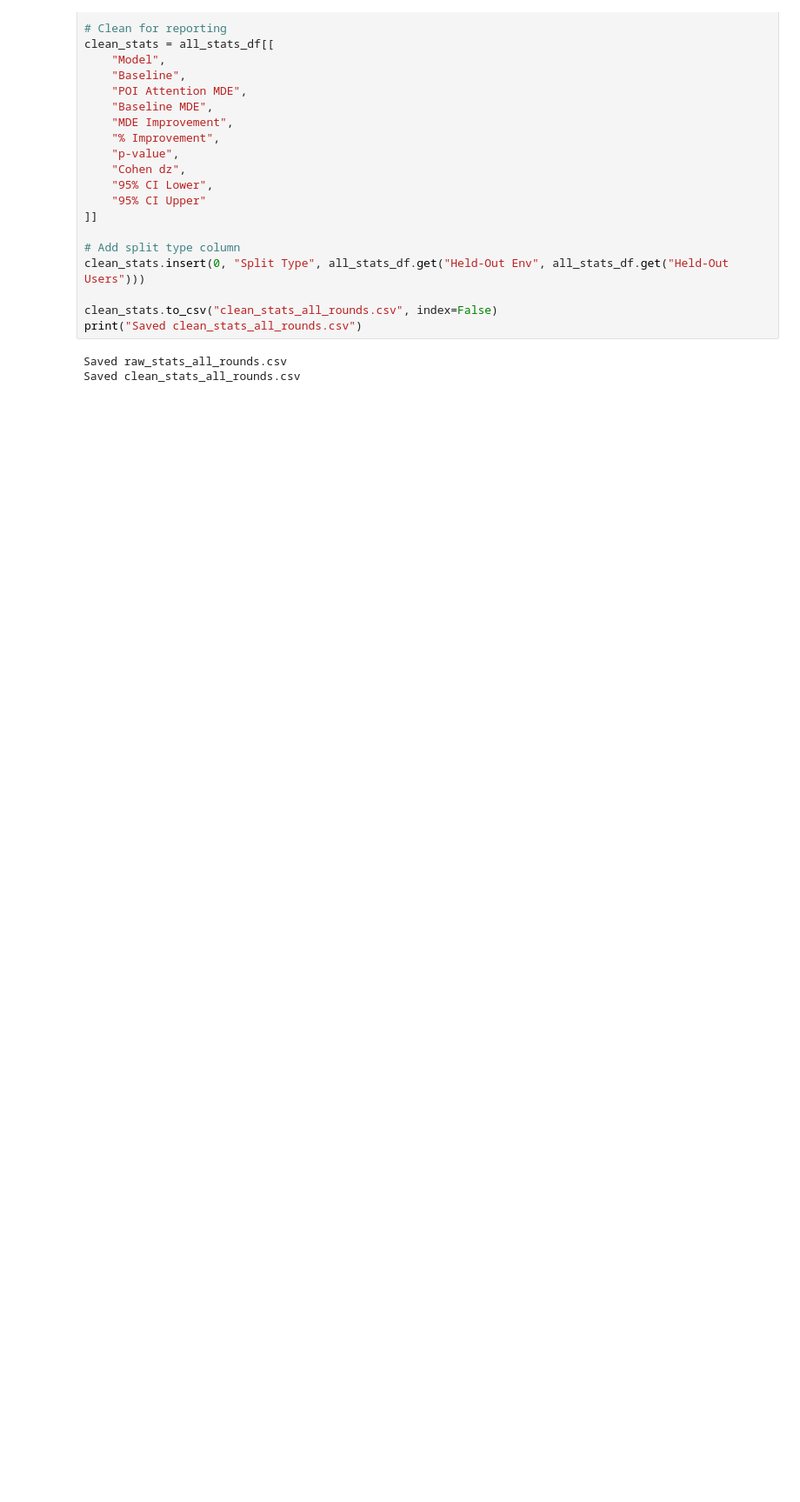
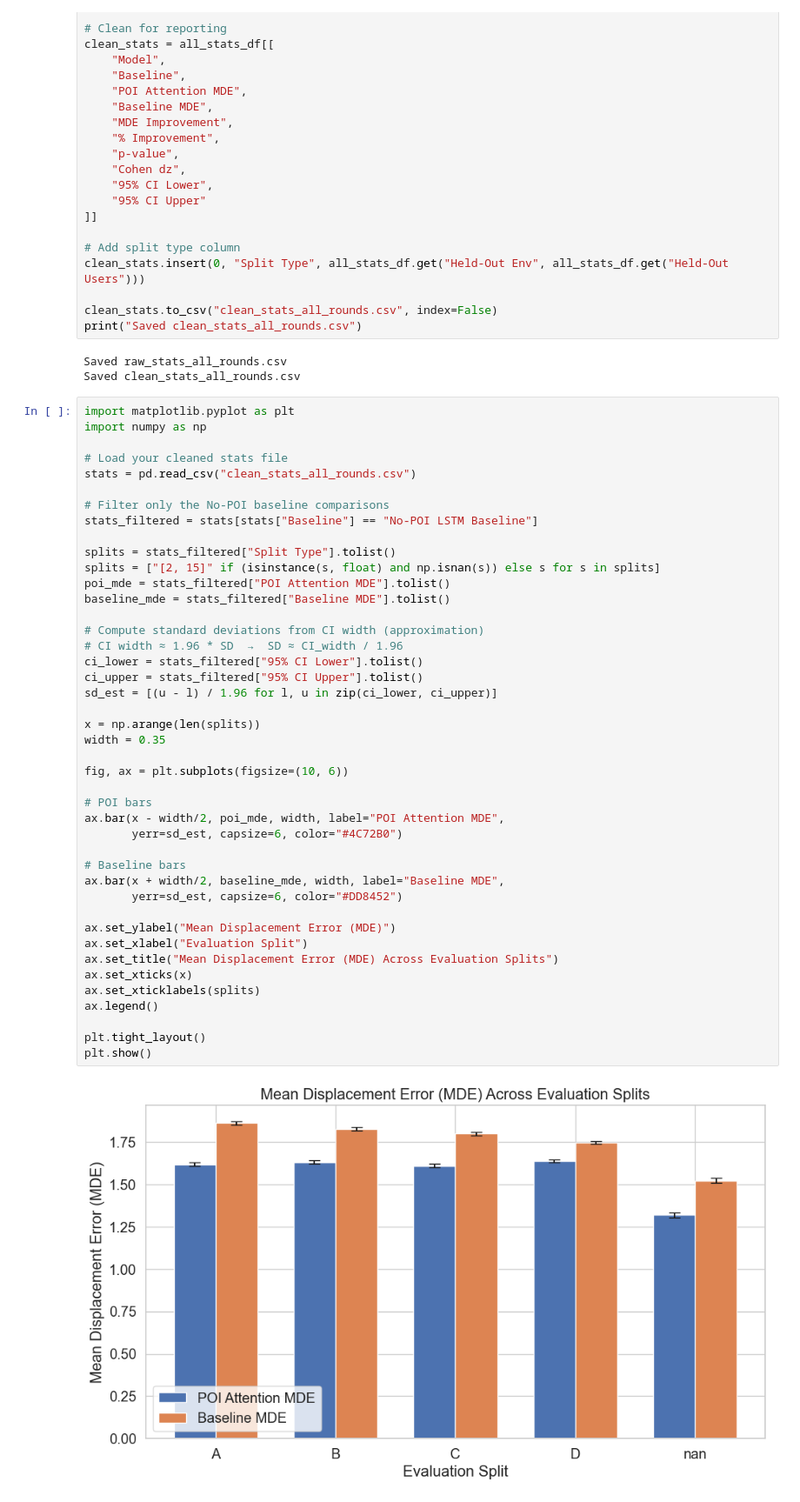
Before and after one commit to Asc3nded05/POIPathPrediction, a Jupyter notebook: public/LSTM models/POILSTM.ipynb, the cells around one changed output. Shown at 87% size. Drawn from its saved outputs; the diff is of its cells as text; blank space fills up the shorter version.

Commit message:
Added a Mean Displacement Error bar graph to visualize results.

```diff
--- a/public/LSTM models/POILSTM.ipynb
+++ b/public/LSTM models/POILSTM.ipynb
@@ -2697,3 +2697,48 @@ print("Saved clean_stats_all_rounds.csv")
 # %% [output]
 Saved raw_stats_all_rounds.csv
 Saved clean_stats_all_rounds.csv
+# %%
+import matplotlib.pyplot as plt
+import numpy as np
+
+# Load your cleaned stats file
+stats = pd.read_csv("clean_stats_all_rounds.csv")
+
+# Filter only the No-POI baseline comparisons
+stats_filtered = stats[stats["Baseline"] == "No-POI LSTM Baseline"]
+
+splits = stats_filtered["Split Type"].tolist()
+splits = ["[2, 15]" if (isinstance(s, float) and np.isnan(s)) else s for s in splits]
+poi_mde = stats_filtered["POI Attention MDE"].tolist()
+baseline_mde = stats_filtered["Baseline MDE"].tolist()
+
+# Compute standard deviations from CI width (approximation)
+# CI width ≈ 1.96 * SD  →  SD ≈ CI_width / 1.96
+ci_lower = stats_filtered["95% CI Lower"].tolist()
+ci_upper = stats_filtered["95% CI Upper"].tolist()
+sd_est = [(u - l) / 1.96 for l, u in zip(ci_lower, ci_upper)]
+
+x = np.arange(len(splits))
+width = 0.35
+
+fig, ax = plt.subplots(figsize=(10, 6))
+
+# POI bars
+ax.bar(x - width/2, poi_mde, width, label="POI Attention MDE",
+       yerr=sd_est, capsize=6, color="#4C72B0")
+
+# Baseline bars
+ax.bar(x + width/2, baseline_mde, width, label="Baseline MDE",
+       yerr=sd_est, capsize=6, color="#DD8452")
+
+ax.set_ylabel("Mean Displacement Error (MDE)")
+ax.set_xlabel("Evaluation Split")
+ax.set_title("Mean Displacement Error (MDE) Across Evaluation Splits")
+ax.set_xticks(x)
+ax.set_xticklabels(splits)
+ax.legend()
+
+plt.tight_layout()
+plt.show()
+# %% [output]
+[figure, added]
```
Also changed, not shown: 1 other file.
